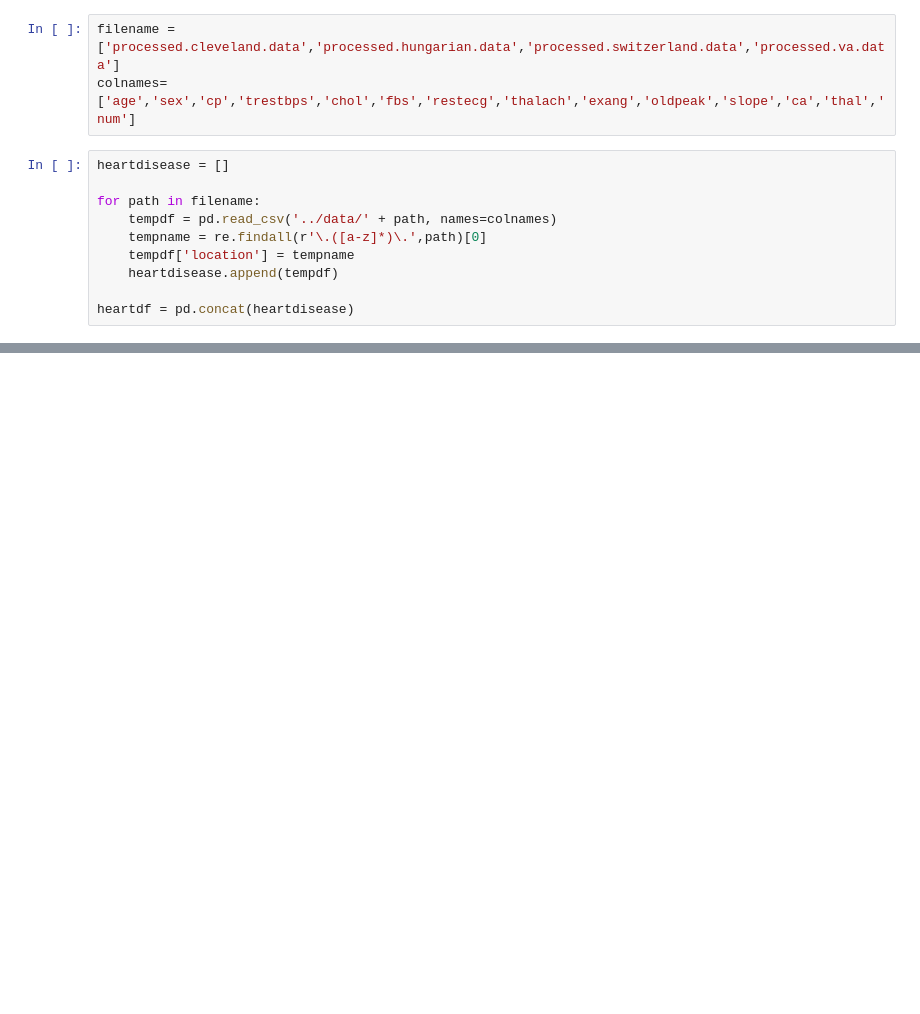
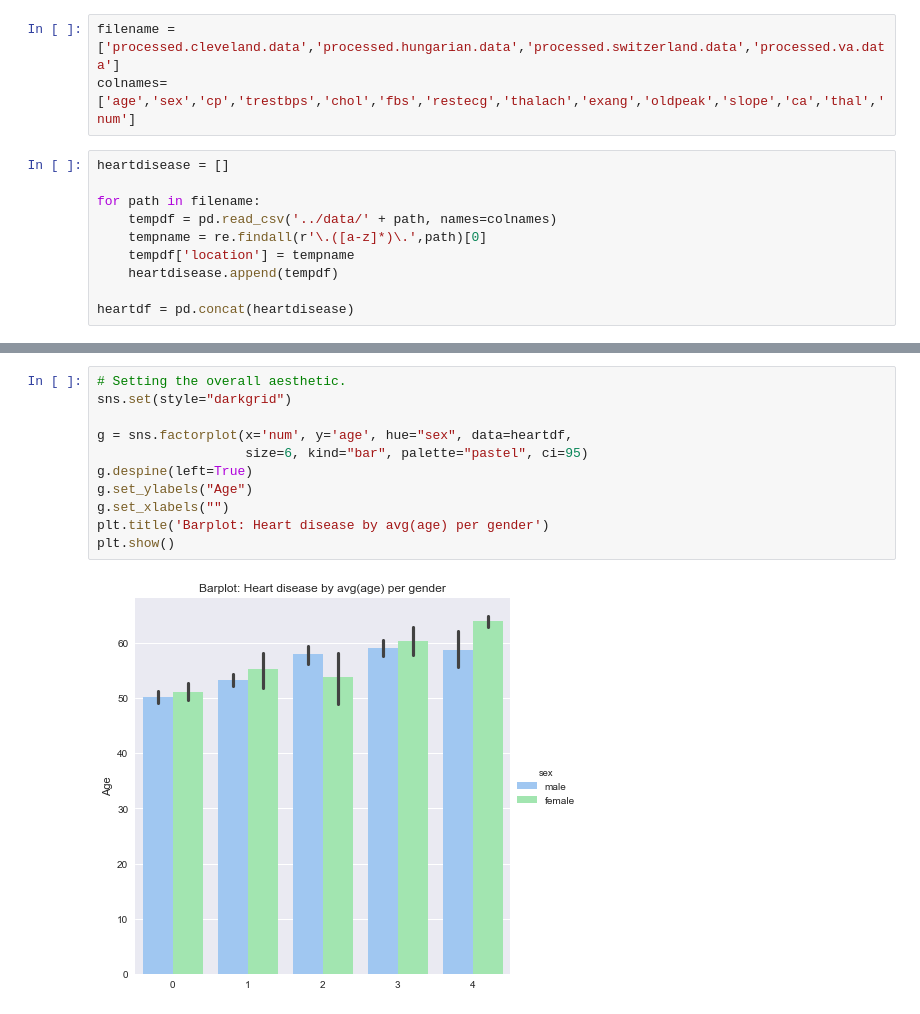
Before and after one commit to kimrharper/thinkful, a Jupyter notebook: unit1/unit1-3-1-datavisualization.ipynb, the cells around one changed output, grey strips where cells are left out. Drawn from its saved outputs; the diff is of its cells as text; blank space fills up the shorter version.

```diff
--- a/unit1/unit1-3-1-datavisualization.ipynb
+++ b/unit1/unit1-3-1-datavisualization.ipynb
@@ -45,0 +57,13 @@ memory usage: 115.0+ KB
+# %%
+# Setting the overall aesthetic.
+sns.set(style="darkgrid")
+
+g = sns.factorplot(x='num', y='age', hue="sex", data=heartdf,
+                   size=6, kind="bar", palette="pastel", ci=95)
+g.despine(left=True)
+g.set_ylabels("Age")
+g.set_xlabels("")
+plt.title('Barplot: Heart disease by avg(age) per gender')
+plt.show()
+# %% [output]
+[figure, added]
```
Also changed, not shown: parts of 11 cells of this notebook, 1 other file.
